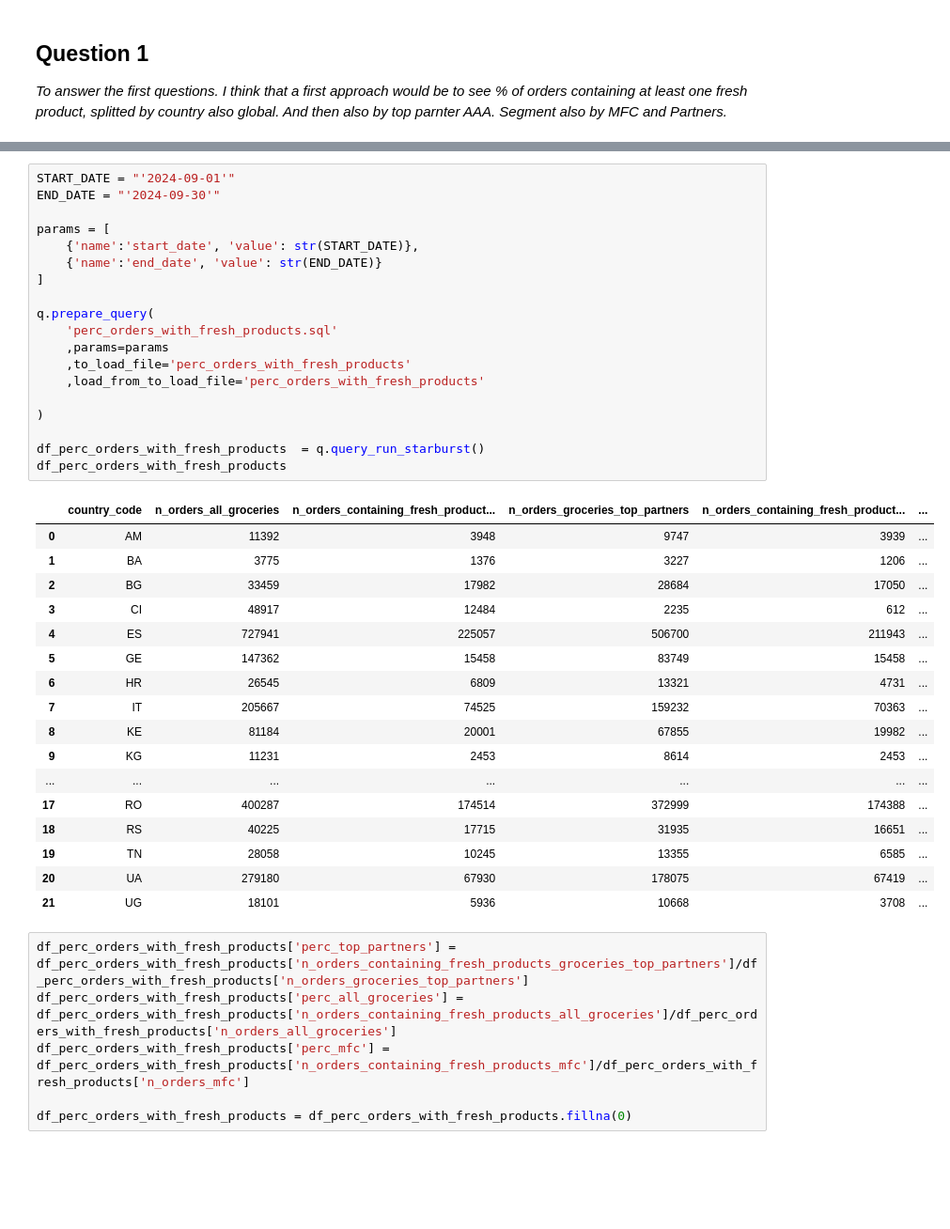
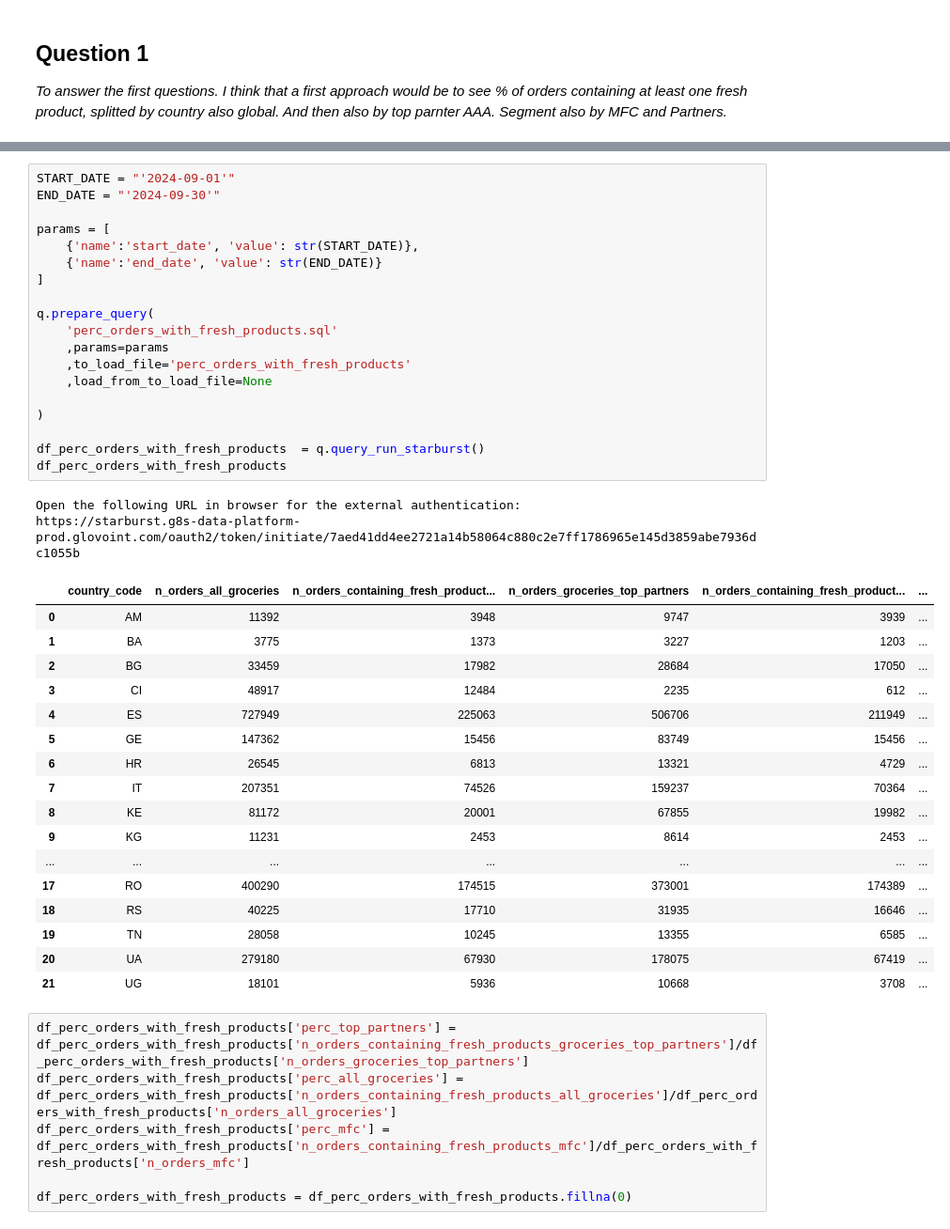
Before and after one commit to JordiCremades4444/central-node, a Jupyter notebook: notebooks/982_2024_10_05_fresh_products/fresh_products.ipynb, the cells around one changed output, grey strips where cells are left out. Shown at 94% size. Saved outputs shown, nothing was run; the diff lists cells and outputs as text; blank space fills up the shorter version.

```diff
--- a/notebooks/982_2024_10_05_fresh_products/fresh_products.ipynb
+++ b/notebooks/982_2024_10_05_fresh_products/fresh_products.ipynb
@@ -76,37 +78,39 @@ df_pivoted
 # %%
 START_DATE = "'2024-09-01'"
 END_DATE = "'2024-09-30'"
 
 params = [
     {'name':'start_date', 'value': str(START_DATE)},
     {'name':'end_date', 'value': str(END_DATE)}
 ]
 
 q.prepare_query(
     'perc_orders_with_fresh_products.sql'
     ,params=params
     ,to_load_file='perc_orders_with_fresh_products'
-    ,load_from_to_load_file='perc_orders_with_fresh_products'
+    ,load_from_to_load_file=None
 
 )
 
 df_perc_orders_with_fresh_products  = q.query_run_starburst()
 df_perc_orders_with_fresh_products
 # %% [output]
+Open the following URL in browser for the external authentication:
+https://starburst.g8s-data-platform-prod.glovoint.com/oauth2/token/initiate/7aed41dd4ee2721a14b58064c880c2e7ff1786965e145d3859abe7936dc1055b
 |  | country_code | n_orders_all_groceries | n_orders_containing_fresh_product... | n_orders_groceries_top_partners | n_orders_containing_fresh_product... | ... |
 | 0 | AM | 11392 | 3948 | 9747 | 3939 | ... |
-| 1 | BA | 3775 | 1376 | 3227 | 1206 | ... |
+| 1 | BA | 3775 | 1373 | 3227 | 1203 | ... |
 | 2 | BG | 33459 | 17982 | 28684 | 17050 | ... |
 | 3 | CI | 48917 | 12484 | 2235 | 612 | ... |
-| 4 | ES | 727941 | 225057 | 506700 | 211943 | ... |
-| 5 | GE | 147362 | 15458 | 83749 | 15458 | ... |
-| 6 | HR | 26545 | 6809 | 13321 | 4731 | ... |
-| 7 | IT | 205667 | 74525 | 159232 | 70363 | ... |
-| 8 | KE | 81184 | 20001 | 67855 | 19982 | ... |
+| 4 | ES | 727949 | 225063 | 506706 | 211949 | ... |
+| 5 | GE | 147362 | 15456 | 83749 | 15456 | ... |
+| 6 | HR | 26545 | 6813 | 13321 | 4729 | ... |
+| 7 | IT | 207351 | 74526 | 159237 | 70364 | ... |
+| 8 | KE | 81172 | 20001 | 67855 | 19982 | ... |
 | 9 | KG | 11231 | 2453 | 8614 | 2453 | ... |
 | ... | ... | ... | ... | ... | ... | ... |
-| 17 | RO | 400287 | 174514 | 372999 | 174388 | ... |
-| 18 | RS | 40225 | 17715 | 31935 | 16651 | ... |
+| 17 | RO | 400290 | 174515 | 373001 | 174389 | ... |
+| 18 | RS | 40225 | 17710 | 31935 | 16646 | ... |
 | 19 | TN | 28058 | 10245 | 13355 | 6585 | ... |
 | 20 | UA | 279180 | 67930 | 178075 | 67419 | ... |
 | 21 | UG | 18101 | 5936 | 10668 | 3708 | ... |
```
Also changed, not shown: parts of 22 cells of this notebook, 5 other files.
